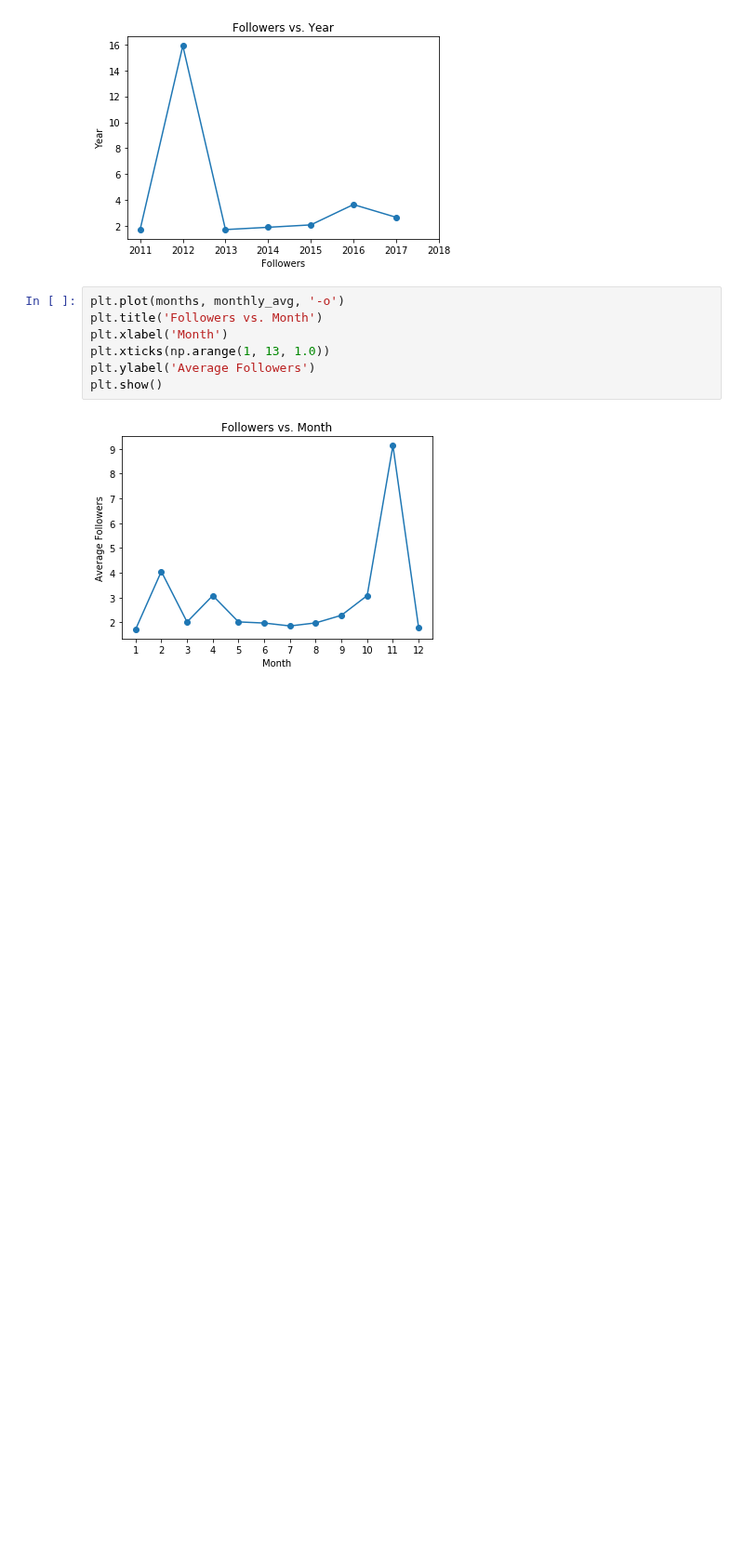
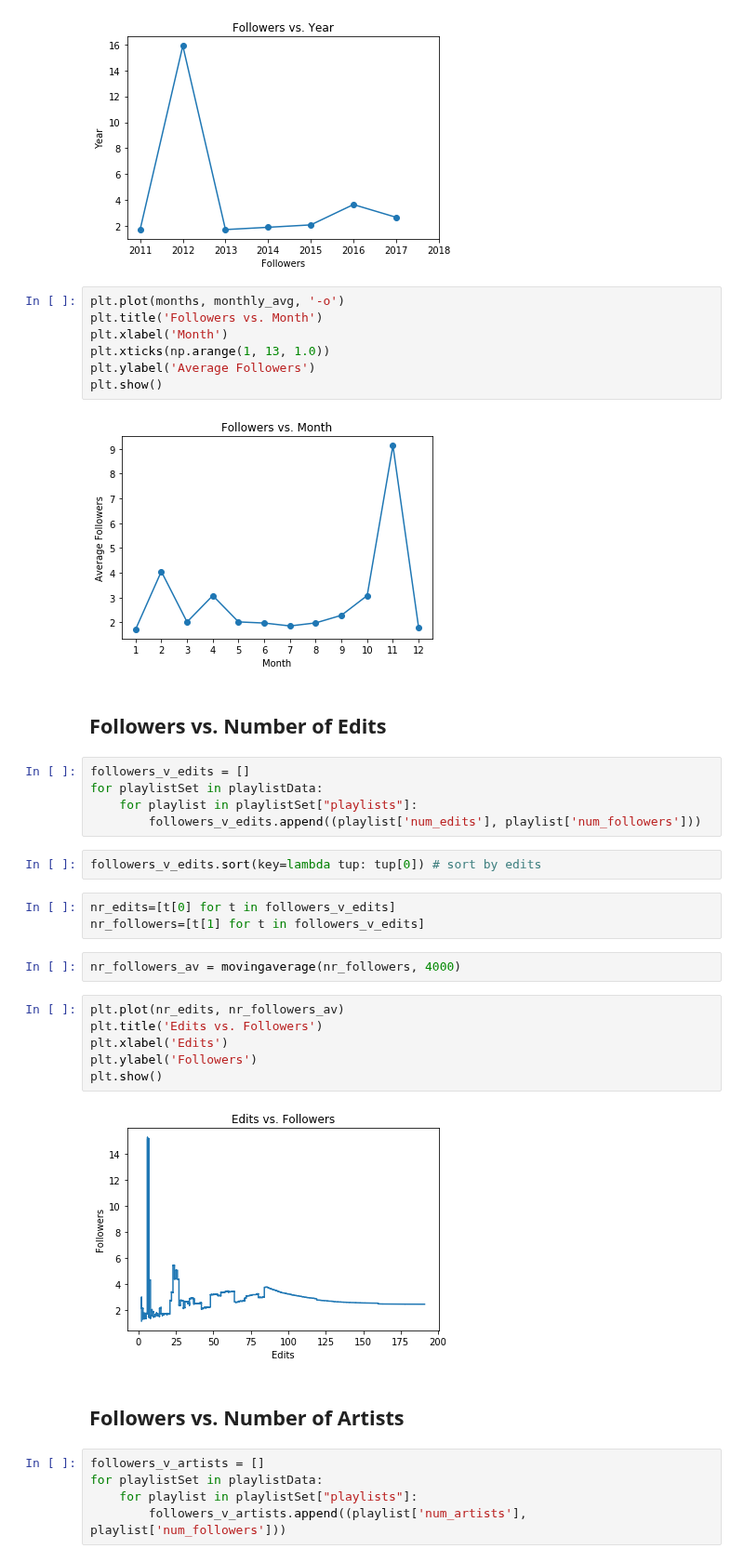
Before and after one commit to adamkhazi/one-million-playlists, a Jupyter notebook: exploration/basic.ipynb, the cells around one changed output. Shown at 93% size. Saved outputs shown, nothing was run; the diff lists cells and outputs as text; blank space fills up the shorter version.

```diff
--- a/exploration/basic.ipynb
+++ b/exploration/basic.ipynb
@@ -376,3 +394,32 @@ plt.ylabel('Average Followers')
 plt.show()
 # %% [output]
 [figure]
+# %% [markdown]
+## Followers vs. Number of Edits
+# %%
+followers_v_edits = []
+for playlistSet in playlistData:
+    for playlist in playlistSet["playlists"]:
+        followers_v_edits.append((playlist['num_edits'], playlist['num_followers']))
+# %%
+followers_v_edits.sort(key=lambda tup: tup[0]) # sort by edits
+# %%
+nr_edits=[t[0] for t in followers_v_edits]
+nr_followers=[t[1] for t in followers_v_edits]
+# %%
+nr_followers_av = movingaverage(nr_followers, 4000)
+# %%
+plt.plot(nr_edits, nr_followers_av)
+plt.title('Edits vs. Followers')
+plt.xlabel('Edits')
+plt.ylabel('Followers')
+plt.show()
+# %% [output]
+[figure, added]
+# %% [markdown]
+## Followers vs. Number of Artists
+# %%
+followers_v_artists = []
+for playlistSet in playlistData:
+    for playlist in playlistSet["playlists"]:
+        followers_v_artists.append((playlist['num_artists'], playlist['num_followers']))
```
Also changed, not shown: parts of 14 cells of this notebook.
